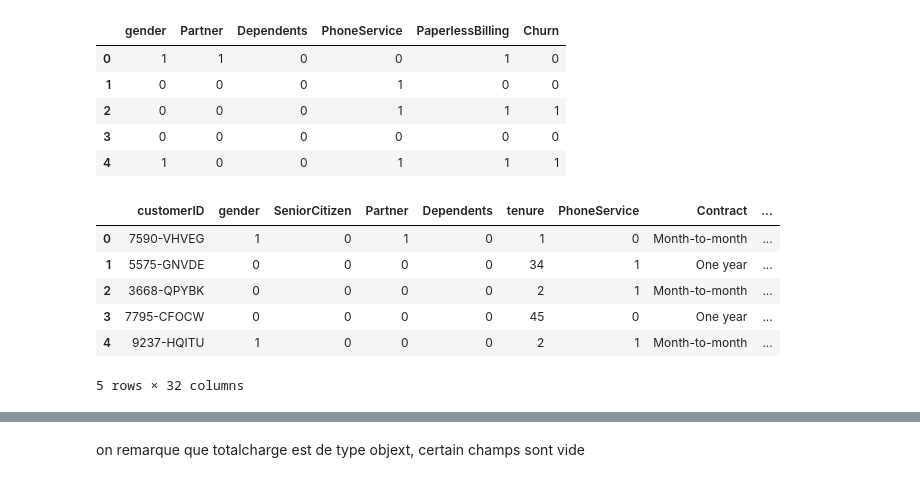
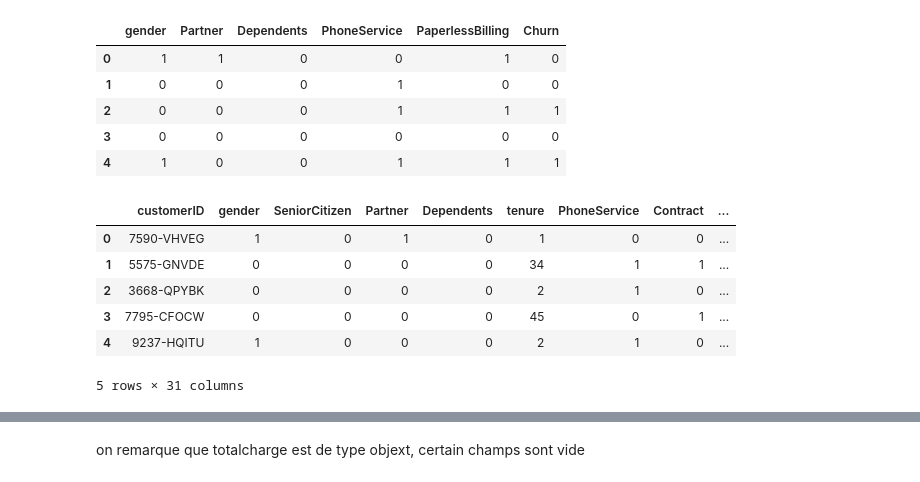
Before and after one commit to Bapt1st3/Telco_Customer_Prediction, a Jupyter notebook: data_prep copy.ipynb, the cells around one changed output, grey strips where cells are left out. Saved outputs shown, nothing was run; the diff lists cells and outputs as text; code cells hidden in the pictures.

```diff
--- a/data_prep copy.ipynb
+++ b/data_prep copy.ipynb
@@ -62,24 +62,24 @@ df[binary_cols].head()
 # %%
 # Encodage Ordinal pour le Contrat (Il y a une notion d'ordre/durée)
 dummy_cols = []
 if(is_v2) :
     contract_mapping = {'Month-to-month': 0, 'One year': 1, 'Two year': 2}
-    df['Contract_Ordinal'] = df['Contract'].map(contract_mapping)
+    df['Contract'] = df['Contract'].map(contract_mapping)
     dummy_cols = ["MultipleLines", "InternetService", "OnlineSecurity", "OnlineBackup", "DeviceProtection", "TechSupport","StreamingTV" ,"StreamingMovies", "PaymentMethod"]
     df = pd.get_dummies(df, columns= dummy_cols,dtype=int, drop_first=True)
 else :
     dummy_cols = ["MultipleLines", "InternetService", "OnlineSecurity", "OnlineBackup", "DeviceProtection", "TechSupport","StreamingTV" ,"StreamingMovies", "Contract", "PaymentMethod"]
     df = pd.get_dummies(df, columns= dummy_cols,dtype=int)
 
 df.head()
 # %% [output]
 |  | customerID | gender | SeniorCitizen | Partner | Dependents | tenure | PhoneService | Contract | ... |
-| 0 | 7590-VHVEG | 1 | 0 | 1 | 0 | 1 | 0 | Month-to-month | ... |
-| 1 | 5575-GNVDE | 0 | 0 | 0 | 0 | 34 | 1 | One year | ... |
-| 2 | 3668-QPYBK | 0 | 0 | 0 | 0 | 2 | 1 | Month-to-month | ... |
-| 3 | 7795-CFOCW | 0 | 0 | 0 | 0 | 45 | 0 | One year | ... |
-| 4 | 9237-HQITU | 1 | 0 | 0 | 0 | 2 | 1 | Month-to-month | ... |
+| 0 | 7590-VHVEG | 1 | 0 | 1 | 0 | 1 | 0 | 0 | ... |
+| 1 | 5575-GNVDE | 0 | 0 | 0 | 0 | 34 | 1 | 1 | ... |
+| 2 | 3668-QPYBK | 0 | 0 | 0 | 0 | 2 | 1 | 0 | ... |
+| 3 | 7795-CFOCW | 0 | 0 | 0 | 0 | 45 | 0 | 1 | ... |
+| 4 | 9237-HQITU | 1 | 0 | 0 | 0 | 2 | 1 | 0 | ... |
-5 rows × 32 columns
+5 rows × 31 columns
 # %%
 df.describe()
 # %% [output]
```
Also changed, not shown: parts of 7 cells of this notebook, 3 other files.
